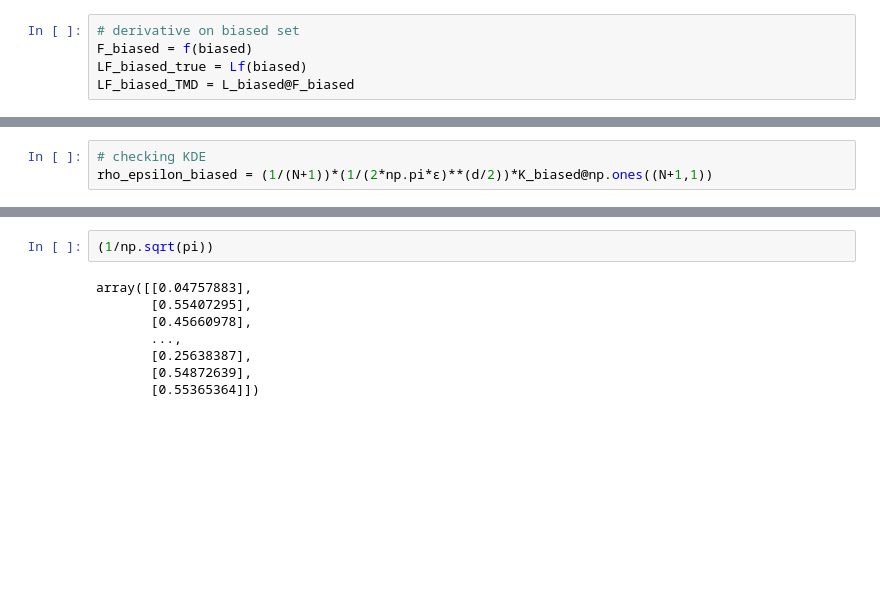
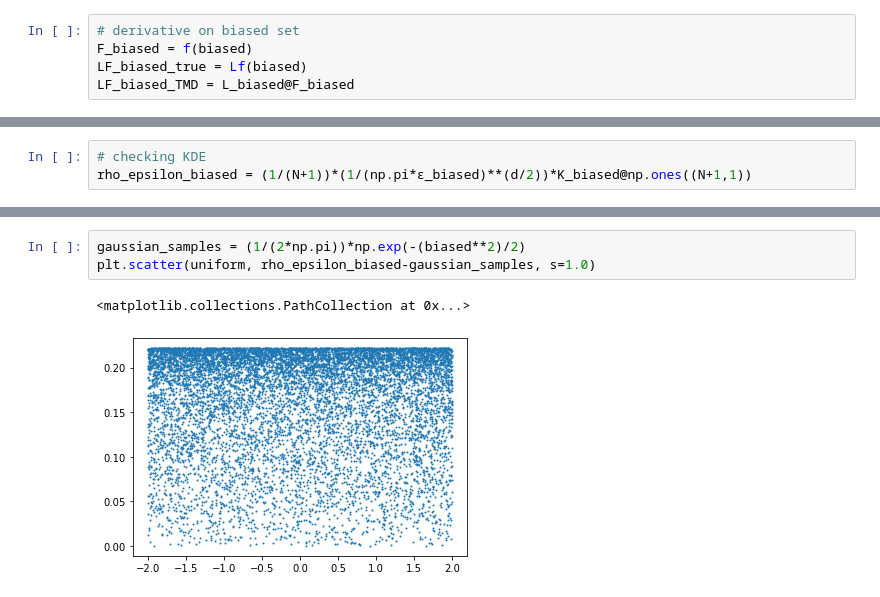
Before and after one commit to ShashankSule/TMDmaps, a Jupyter notebook: run/1D_potential.ipynb, the cells around one changed output, grey strips where cells are left out. Drawn from its saved outputs; the diff is of its cells as text; blank space fills up the shorter version.

```diff
--- a/run/1D_potential.ipynb
+++ b/run/1D_potential.ipynb
@@ -162,3 +166,3 @@ ax2.scatter(biased, np.abs(LF_biased_true-LF_biased_TMD))
 # %%
 # checking KDE
-rho_epsilon_biased = (1/(N+1))*(1/(2*np.pi*ϵ)**(d/2))*K_biased@np.ones((N+1,1))
+rho_epsilon_biased = (1/(N+1))*(1/(np.pi*ϵ_biased)**(d/2))*K_biased@np.ones((N+1,1))
@@ -165,10 +179,6 @@ rho_epsilon_biased = (1/(N+1))*(1/(2*np.pi*ϵ)**(d/2))*K_biased@np.ones((N+1,1))
 # %%
-(1/np.sqrt(pi))
+gaussian_samples = (1/(2*np.pi))*np.exp(-(biased**2)/2)
+plt.scatter(uniform, rho_epsilon_biased-gaussian_samples, s=1.0)
 # %% [output]
-array([[0.04757883],
-       [0.55407295],
-       [0.45660978],
-       ...,
-       [0.25638387],
-       [0.54872639],
-       [0.55365364]])
+<matplotlib.collections.PathCollection at 0x...>
+[figure, added]
```
Also changed, not shown: parts of 10 cells of this notebook.
